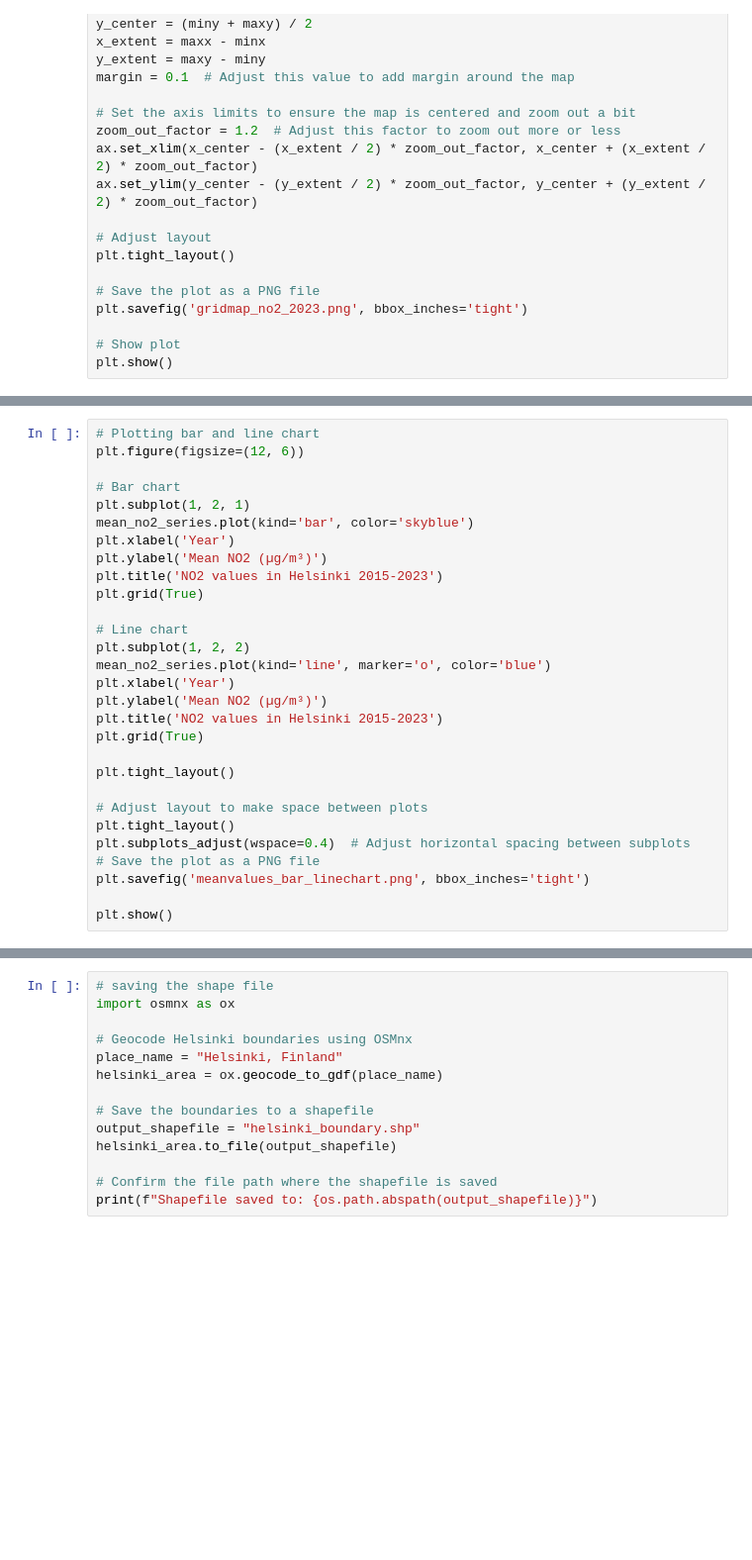
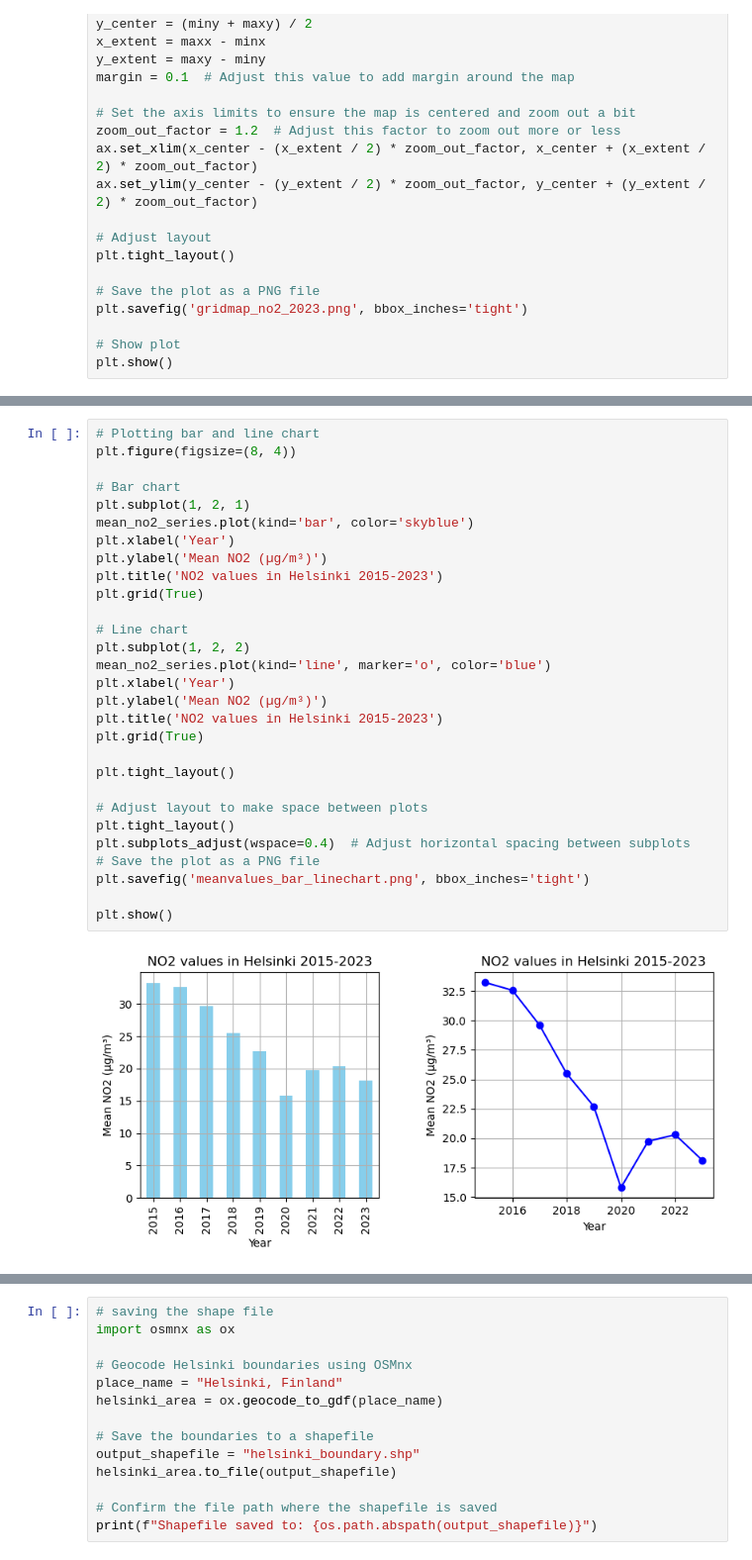
Before and after one commit to levolak/cartogis-portfolio, a Jupyter notebook: portfolio.ipynb, the cells around one changed output, grey strips where cells are left out. Shown at 99% size. Drawn from its saved outputs; the diff is of its cells as text; blank space fills up the shorter version.

```diff
--- a/portfolio.ipynb
+++ b/portfolio.ipynb
@@ -744,32 +777,34 @@ print(mean_no2_series)
 # %%
 # Plotting bar and line chart
-plt.figure(figsize=(12, 6))
+plt.figure(figsize=(8, 4))
 
 # Bar chart
 plt.subplot(1, 2, 1)
 mean_no2_series.plot(kind='bar', color='skyblue')
 plt.xlabel('Year')
 plt.ylabel('Mean NO2 (µg/m³)')
 plt.title('NO2 values in Helsinki 2015-2023')
 plt.grid(True)
 
 # Line chart
 plt.subplot(1, 2, 2)
 mean_no2_series.plot(kind='line', marker='o', color='blue')
 plt.xlabel('Year')
 plt.ylabel('Mean NO2 (µg/m³)')
 plt.title('NO2 values in Helsinki 2015-2023')
 plt.grid(True)
 
 plt.tight_layout()
 
 # Adjust layout to make space between plots
 plt.tight_layout()
 plt.subplots_adjust(wspace=0.4)  # Adjust horizontal spacing between subplots
 # Save the plot as a PNG file
 plt.savefig('meanvalues_bar_linechart.png', bbox_inches='tight')
 
 plt.show()
+# %% [output]
+[figure, added]
 # %%
 # trend analysis
 # muista helsinki rajat
```
Also changed, not shown: parts of 4 cells of this notebook, 3 other files.
